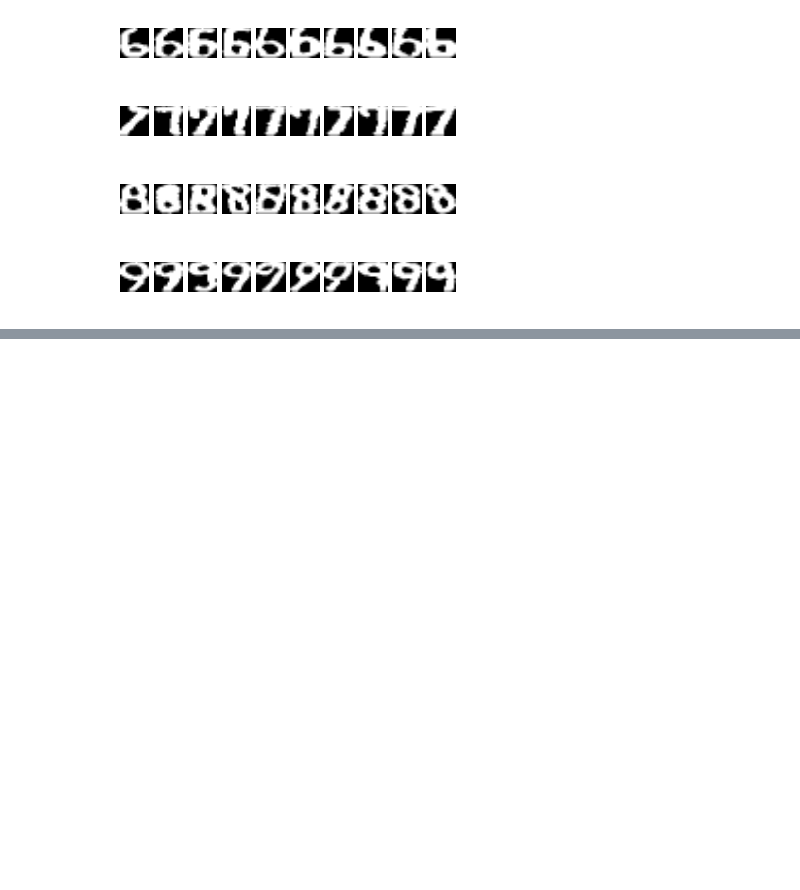
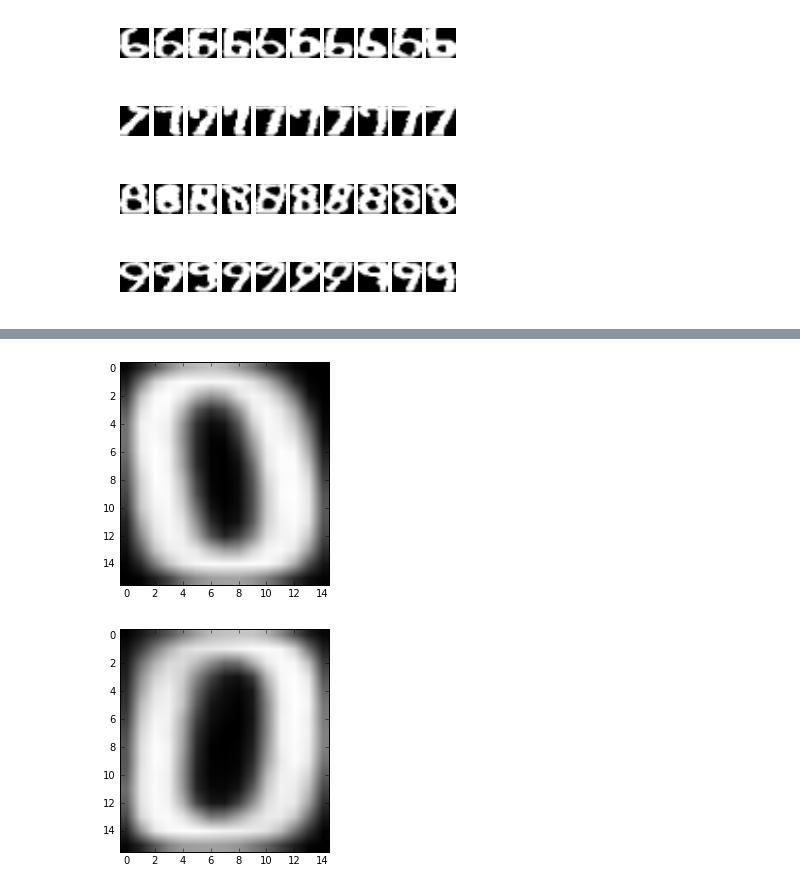
Before and after one commit to slchangtw/machine_learning_Jacobs, a Jupyter notebook: Kmeans.ipynb, the cells around one changed output, grey strips where cells are left out. Cells and saved outputs as stored; diff of their text form; code cells hidden in the pictures; blank space fills up the shorter version.

```diff
--- a/Kmeans.ipynb
+++ b/Kmeans.ipynb
@@ -74,0 +91,7 @@ a.fit(X)
+# %%
+cluster_2 = KMeans(n_clusters=2)
+cluster_2.fit(X)
+cluster_2.plot_centers()
+# %% [output]
+[figure, added]
+[figure, added]
```
Also changed, not shown: parts of 4 cells of this notebook.
